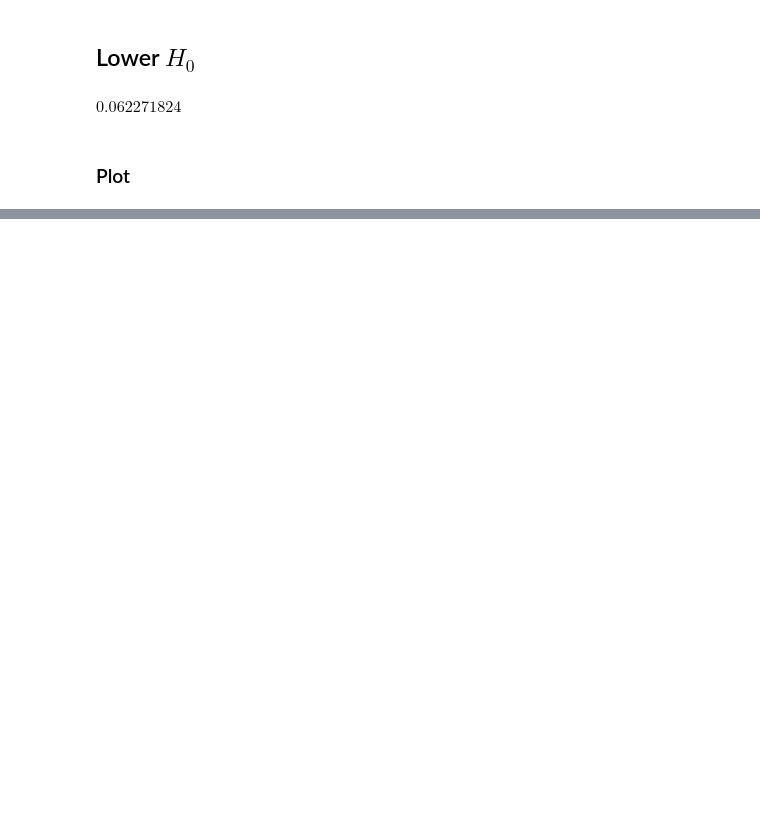
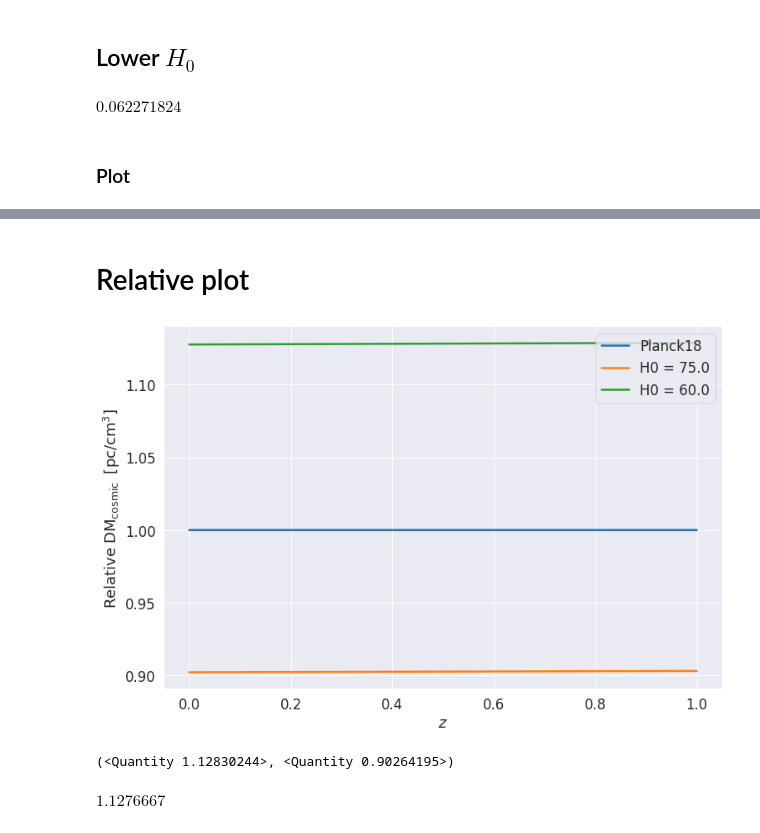
Before and after one commit to FRBs/zdm, a Jupyter notebook: docs/nb/Omegab_H0.ipynb, the cells around one changed output, grey strips where cells are left out. Drawn from its saved outputs; the diff is of its cells as text; code cells hidden in the pictures; blank space fills up the shorter version.

```diff
--- a/docs/nb/Omegab_H0.ipynb
+++ b/docs/nb/Omegab_H0.ipynb
@@ -130,0 +136,24 @@ plt.savefig('Macquart_vs_H0.png')
+# %% [markdown]
+# Relative plot
+# %%
+fig = plt.figure(figsize=(12,8))
+ax = plt.gca()
+# Planck 18
+_ = sns.lineplot(zeval, DM_cum_18/DM_cum_18, ax=ax, label='Planck18')
+# High
+_ = sns.lineplot(zeval, DM_cum_high/DM_cum_18, ax=ax, label=f'H0 = {H0_high.value}')
+# Low
+_ = sns.lineplot(zeval, DM_cum_low/DM_cum_18, ax=ax, label=f'H0 = {H0_low.value}')
+ax.set_xlabel(r'$z$')
+ax.set_ylabel(r'${\rm Relative \; DM}_{\rm cosmic} \;\; \rm [pc/cm^{3}]$')
+plt.savefig('Macquart_vs_H0_relative.png')
+# %% [output]
+[figure, added]
+# %%
+np.median(DM_cum_low/DM_cum_18), np.median(DM_cum_high/DM_cum_18)
+# %% [output]
+(<Quantity 1.12830244>, <Quantity 0.90264195>)
+# %%
+1./(cosmo_low.H0/Planck18.H0)
+# %% [output]
+$1.1276667 \; \mathrm{}$
```
Also changed, not shown: parts of 13 cells of this notebook.
